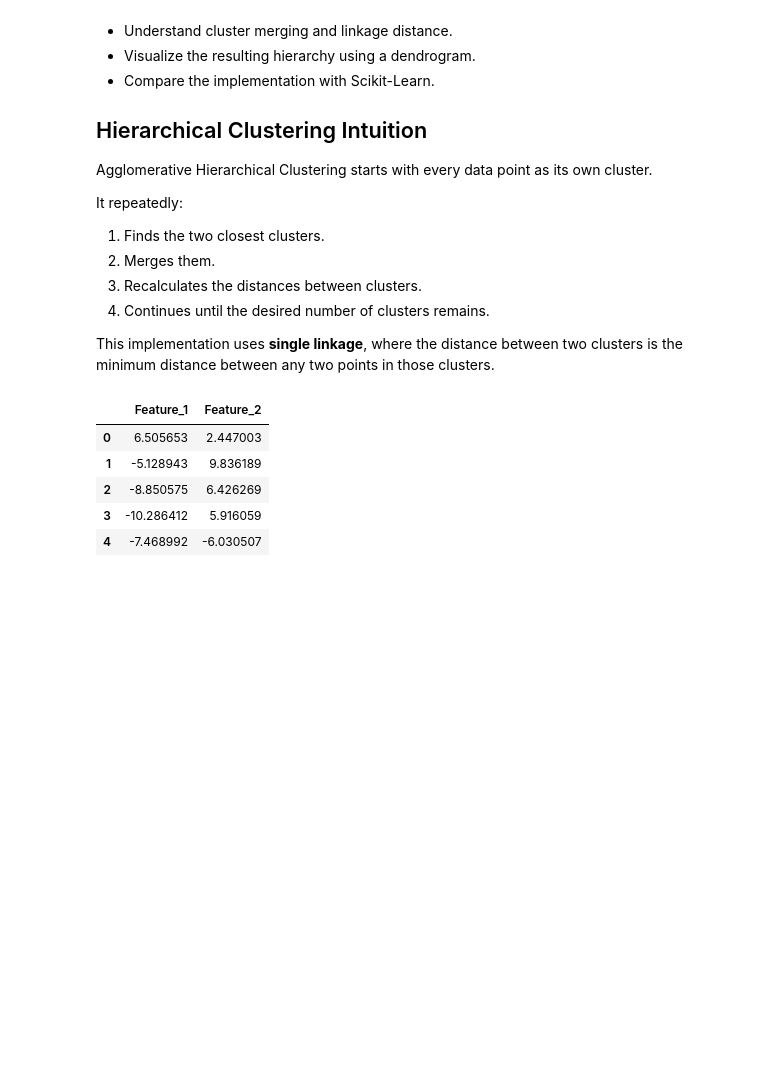
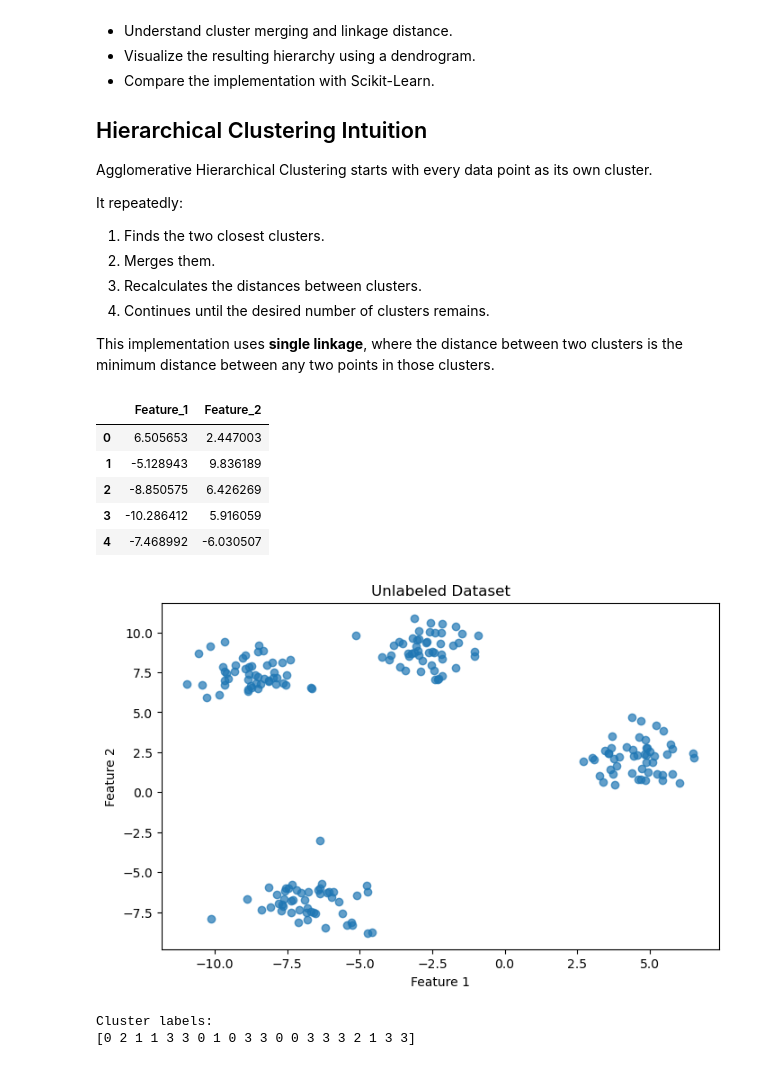
Before and after one commit to AHMAD-ALI5/machine-learning-from-scratch, a Jupyter notebook: machine-learning-from-scratch/Clustering/hierarchical clustering.ipynb, the cells around one changed output. Cells and saved outputs as stored; diff of their text form; code cells hidden in the pictures; blank space fills up the shorter version.

```diff
--- a/machine-learning-from-scratch/Clustering/hierarchical clustering.ipynb
+++ b/machine-learning-from-scratch/Clustering/hierarchical clustering.ipynb
@@ -53,3 +53,19 @@ df.head()
 | 2 | -8.850575 | 6.426269 |
 | 3 | -10.286412 | 5.916059 |
 | 4 | -7.468992 | -6.030507 |
+# %%
+plt.figure(figsize=(8, 5))
+
+plt.scatter(
+    X[:, 0],
+    X[:, 1],
+    alpha=0.7
+)
+
+plt.xlabel("Feature 1")
+plt.ylabel("Feature 2")
+plt.title("Unlabeled Dataset")
+
+plt.show()
+# %% [output]
+[figure, added]
@@ -55,0 +146,14 @@ df.head()
+# %%
+hierarchical = HierarchicalClusteringScratch(
+    n_clusters=4
+)
+
+hierarchical.fit(X)
+
+labels = hierarchical.labels_
+
+print("Cluster labels:")
+print(labels[:20])
+# %% [output]
+Cluster labels:
+[0 2 1 1 3 3 0 1 0 3 3 0 0 3 3 3 2 1 3 3]
```
Also changed, not shown: parts of 7 cells of this notebook.
